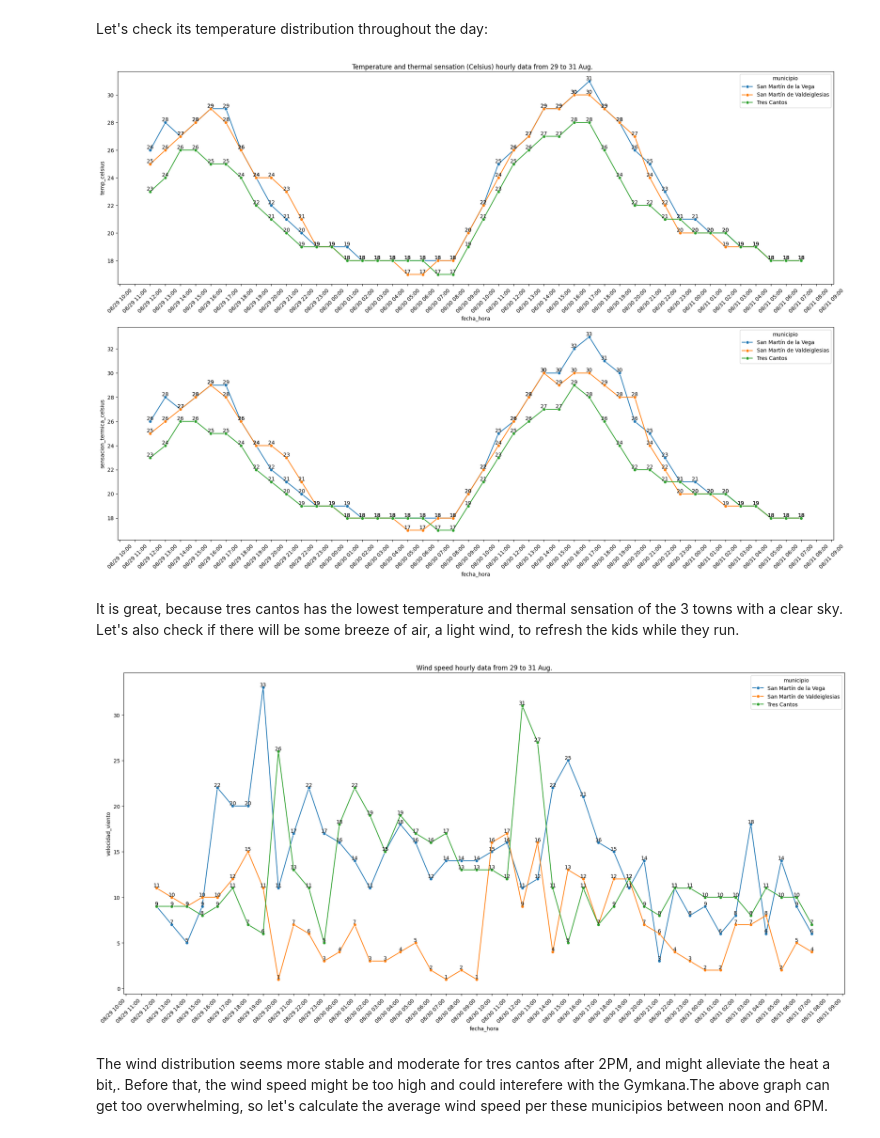
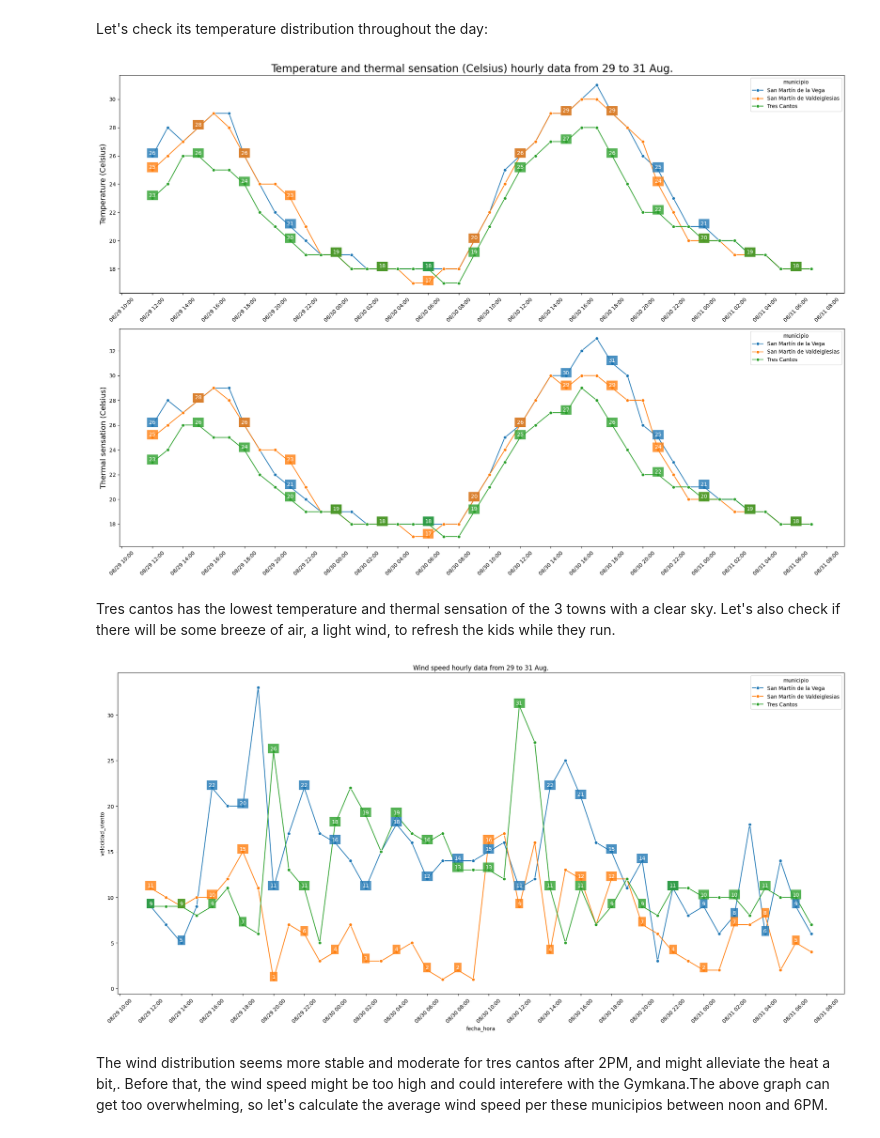
Before and after one commit to MiguelLopezVirues/lab3_modulo4_sql, a Jupyter notebook: notebooks/2. analysis.ipynb, the cells around one changed output. Drawn from its saved outputs; the diff is of its cells as text; code cells hidden in the pictures.

```diff
--- a/notebooks/2. analysis.ipynb
+++ b/notebooks/2. analysis.ipynb
@@ -147,58 +148,57 @@ Tres Cantos quickly stands out, being the top town of the list. This is probably
 # %% [markdown]
 Let's check its temperature distribution throughout the day:
 # %%
-cursor.execute("""SELECT fecha, temp_celsius, sen_termica_celsius, municipio
+query="""SELECT fecha, temp_celsius, sen_termica_celsius, municipio
                     FROM weather w
                     INNER JOIN municipios m
                         ON m.id_municipio = w.id_municipio
-                    WHERE w.id_municipio IN ('id28903','id28133','id28132')""")
-hourly_temp_tres_cantos = pd.DataFrame(cursor.fetchall(), columns=["fecha_hora","temp_celsius","sensacion_termica_celsius","municipio"])
+                    WHERE w.id_municipio IN ('id28903','id28133','id28132')"""
+hourly_temp_tres_cantos = connect_and_query(database="modulo4_lab3", credentials_dict=database_credentials,
+                  query=query, columns=["fecha_hora","temp_celsius","sensacion_termica_celsius","municipio"])
 # %%
 fig, (ax1, ax2) = plt.subplots(2, 1, figsize=(20, 14))
 
-fig.suptitle("Temperature and thermal sensation (Celsius) hourly data from 29 to 31 Aug.")
+plt.suptitle("Temperature and thermal sensation (Celsius) hourly data from 29 to 31 Aug.", fontsize=20)
 
 ##First plot
 sns.lineplot(data=hourly_temp_tres_cantos,
              x="fecha_hora",
              y="temp_celsius",
              marker="o",
              hue="municipio",
              ax=ax1)
 
 # adding data labels
-for line in ax1.lines:
-    for x_data, y_data in zip(line.get_xdata(), line.get_ydata()):
-        ax1.text(x_data, y_data, f'{y_data:.0f}', ha='center', va='bottom')
+plot_line_labels(ax1, interval=3)
 
 # show hourly xticks
-ax1.xaxis.set_major_locator(mdates.HourLocator(interval=1))
-ax1.xaxis.set_major_formatter(mdates.DateFormatter('%m/%d %H:00'))
-ax1.tick_params(axis='x', rotation=45)
+create_time_xticks(ax1, hour_interval=2)
+
+ax1.set_ylabel("Temperature (Celsius)", fontsize=14)
+ax1.set_xlabel(None)
 
 
 ## Second plot
 sns.lineplot(data=hourly_temp_tres_cantos,
              x="fecha_hora",
              y="sensacion_termica_celsius",
              marker="o",
              hue="municipio",
              ax=ax2)
 
 # adding data labels
-for line in ax2.lines:
-    for x_data, y_data in zip(line.get_xdata(), line.get_ydata()):
-        ax2.text(x_data, y_data, f'{y_data:.0f}', ha='center', va='bottom')
+plot_line_labels(ax2, interval=3)
 
 # show hourly xticks
-ax2.xaxis.set_major_locator(mdates.HourLocator(interval=1))
-ax2.xaxis.set_major_formatter(mdates.DateFormatter('%m/%d %H:00'))
-ax2.tick_params(axis='x', rotation=45)
+create_time_xticks(ax2, hour_interval=2)
+
+ax2.set_ylabel("Thermal sensation (Celsius)", fontsize=14)
+ax2.set_xlabel(None)
 
 plt.tight_layout()
 plt.show()
 # %% [output]
-[figure, old version]
+[figure, new version]
 # %% [markdown]
-It is great, because tres cantos has the lowest temperature and thermal sensation of the 3 towns with a clear sky. Let's also check if there will be some breeze of air, a light wind, to refresh the kids while they run.
+Tres cantos has the lowest temperature and thermal sensation of the 3 towns with a clear sky. Let's also check if there will be some breeze of air, a light wind, to refresh the kids while they run.
 # %%
@@ -222,19 +224,15 @@ sns.lineplot(data=hourly_wind_tres_cantos,
              ax=ax)
 
 # acessing line plot data points
-for line in ax.lines:
-    for x_data, y_data in zip(line.get_xdata(), line.get_ydata()):
-        ax.text(x_data, y_data, f'{y_data:.0f}', ha='center', va='bottom')
+plot_line_labels(ax, interval=2)
 
 # writing the xticks hourly
-plt.xticks(rotation=45, ha='right')
-plt.gca().xaxis.set_major_locator(mdates.HourLocator(interval=1))
-plt.gca().xaxis.set_major_formatter(mdates.DateFormatter('%m/%d %H:00'))
+create_time_xticks(ax, hour_interval=2)
 
 plt.tight_layout()
 plt.show()
 # %% [output]
-[figure, old version]
+[figure, new version]
 # %% [markdown]
 The wind distribution seems more stable and moderate for tres cantos after 2PM, and might alleviate the heat a bit,. Before that, the wind speed might be too high and could interefere with the Gymkana.The above graph can get too overwhelming, so let's calculate the average wind speed per these municipios between noon and 6PM.
 # %%
```
Also changed, not shown: parts of 12 cells of this notebook, 3 other files.
